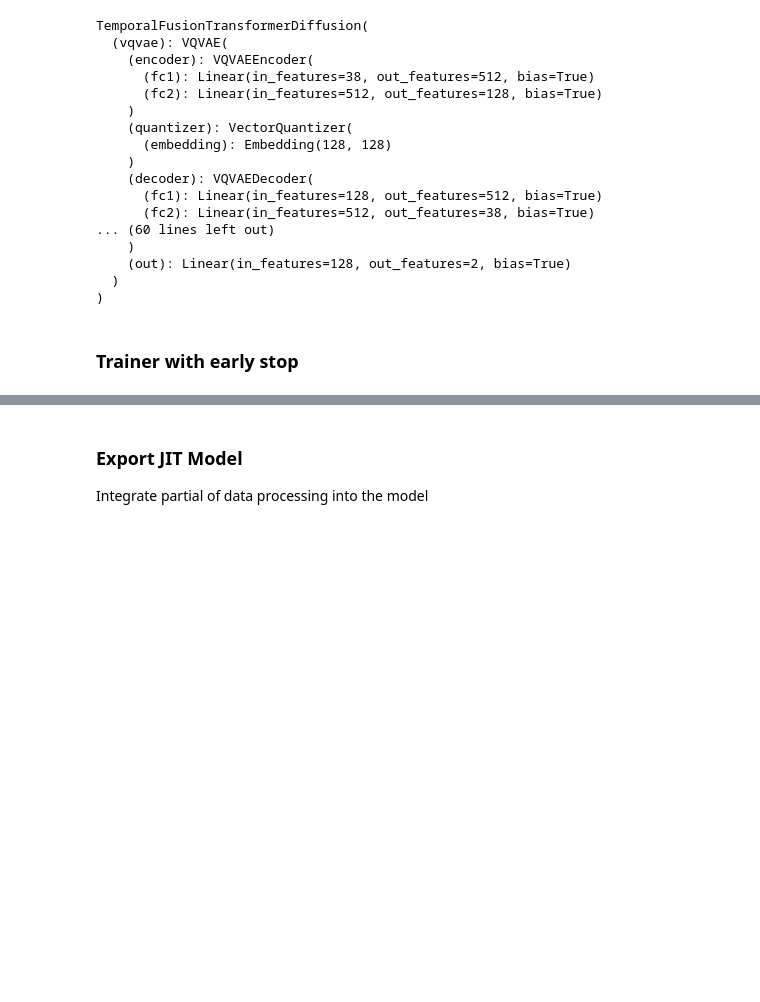
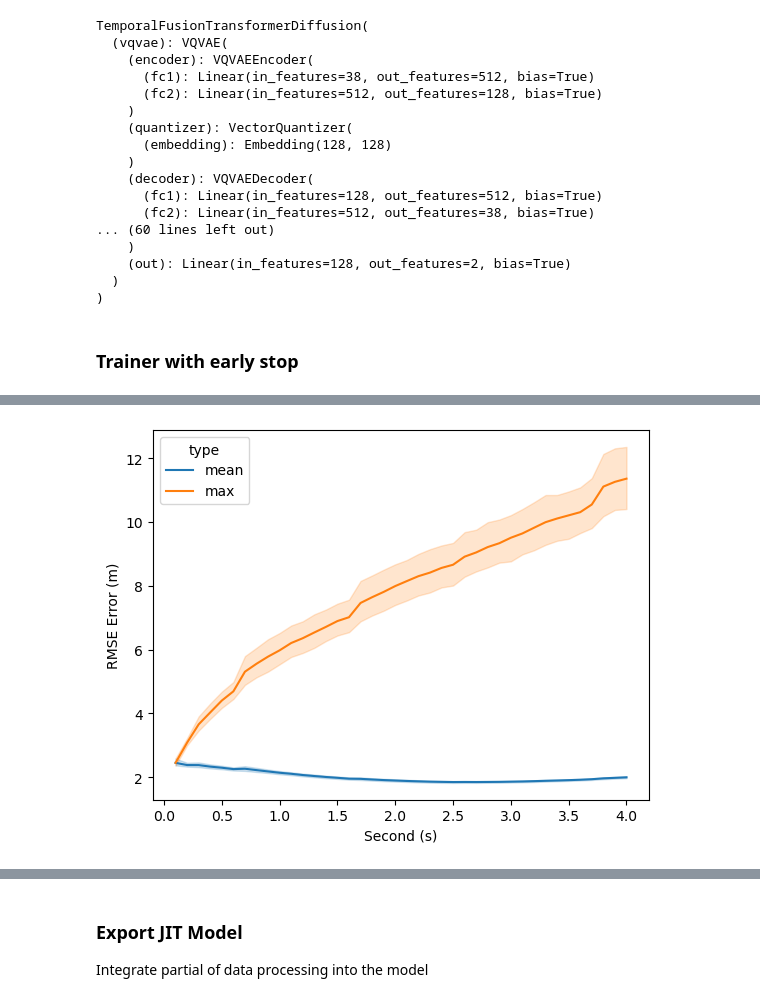
Before and after one commit to priest-yang/Pedestrian-Trajectory-Prediction, a Jupyter notebook: notebook/TFT_Flowmatching.ipynb, the cells around one changed output, grey strips where cells are left out. Cells and saved outputs as stored; diff of their text form; code cells hidden in the pictures; blank space fills up the shorter version.

```diff
--- a/notebook/TFT_Flowmatching.ipynb
+++ b/notebook/TFT_Flowmatching.ipynb
@@ -813 +1007,69 @@ for idx, key_ in enumerate(["User_X", "User_Y"]):
+# %%
+criterion = nn.MSELoss(reduction="none")
+
+def smooth_batch(trajectories, threshold=3.0):
+    """
+    Filter out outlier points from a batch of trajectories by replacing them with the median value.
+
+    Parameters:
+        trajectories (torch.Tensor): Input tensor of shape (batch, time, 2) containing trajectory data.
+        threshold (float): Multiplier for the median absolute deviation (MAD). Points with a deviation
+                           larger than threshold * MAD are considered outliers.
+
+    Returns:
+        torch.Tensor: Filtered trajectories of the same shape, with outliers replaced by the median.
+    """
+
+    return trajectories # dummy
+
+    # Compute the median along the time axis for each trajectory and coordinate.
+    median = torch.median(trajectories, dim=1, keepdim=True)[0]
+
+    # Compute the absolute deviation from the median.
+    deviation = torch.abs(trajectories - median)
+
+    # Compute the median absolute deviation (MAD); add a small epsilon to avoid division by zero.
+    mad = torch.median(deviation, dim=1, keepdim=True)[0] + 1e-6
+
+    # Create a mask for outliers: those points whose deviation is greater than threshold * MAD.
+    outlier_mask = deviation > (threshold * mad)
+
+    # Replace outlier points with the median value.
+    filtered = torch.where(outlier_mask, median, trajectories)
+
+    return filtered
+
+predictions_smooth = smooth_batch(predictions, threshold= 500)
+
+
+
+steps = []
+loss = []
+max_loss = []
+for step in range(1, future_steps+1):
+    raw_rmse_loss = criterion(predictions_smooth[:, :step, :], truths[:, :step, :])
+    raw_rmse_loss = torch.sqrt(torch.sum(raw_rmse_loss, dim=-1))
+    mean_rmse_loss = raw_rmse_loss.mean(dim=-1)
+    max_rmse_loss = raw_rmse_loss.max(dim=-1).values
+    loss.append(mean_rmse_loss)
+    max_loss.append(max_rmse_loss)
+    steps.extend([step] * len(mean_rmse_loss))
+
+max_loss = torch.cat(max_loss).cpu().numpy()
+loss = torch.cat(loss).cpu().numpy()
+
+df = pd.DataFrame({'Second (s)': steps, 'loss': loss})
+df1 = pd.DataFrame({'Second (s)': steps, 'loss': max_loss})
+df['type'] = 'mean'
+df1['type'] = 'max'
+df = pd.concat([df, df1])
+
+
+df['RMSE Error (m)'] = df['loss'] / 100 # to meters
+df['Second (s)'] = df['Second (s)'] / 10 # to seconds
+sns.lineplot(data = df, x='Second (s)', y='RMSE Error (m)', hue='type',) #  errorbar=('sd', 1),
+plt.savefig(f'../model/{model_name}/{folder_name}/res.png')
+plt.show()
+# %% [output]
+[figure, added]
 # %%
```
Also changed, not shown: parts of 12 cells of this notebook.
